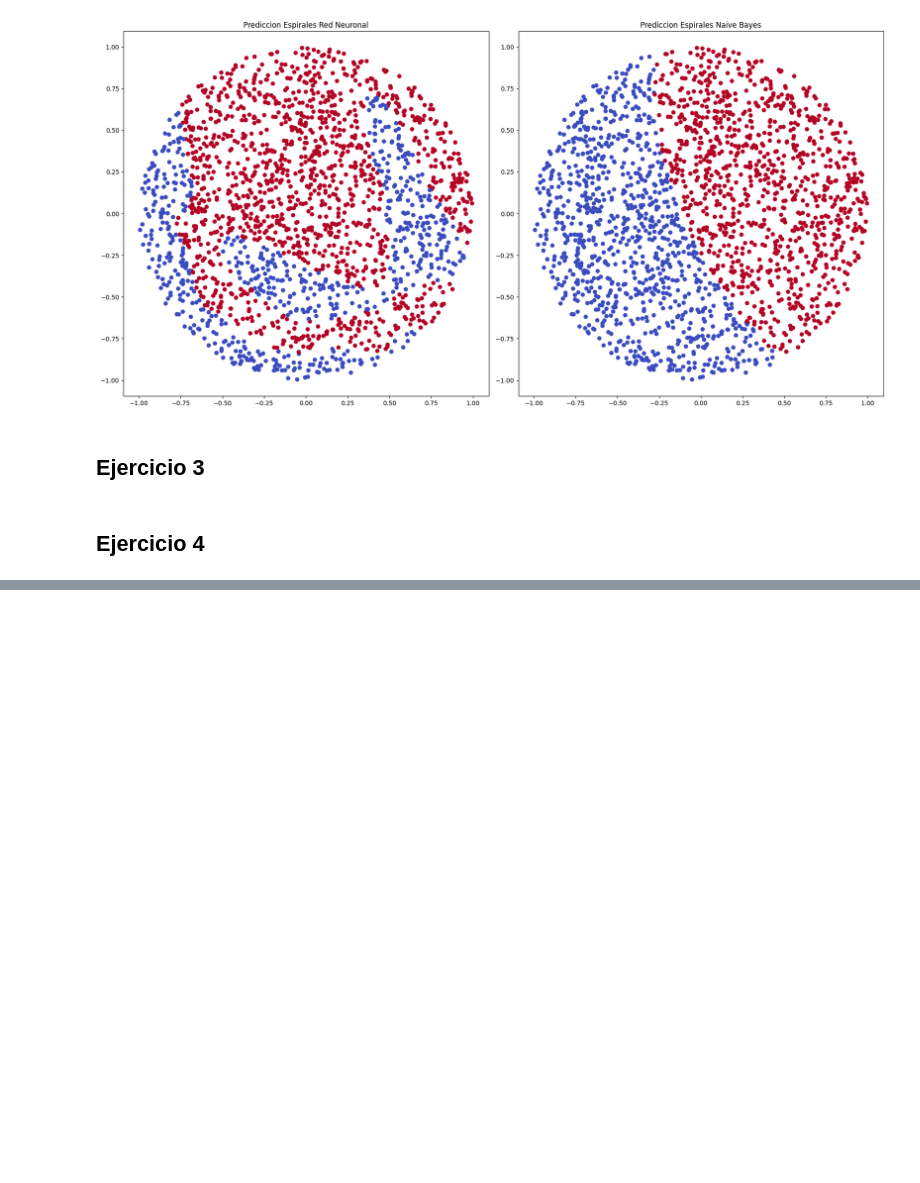
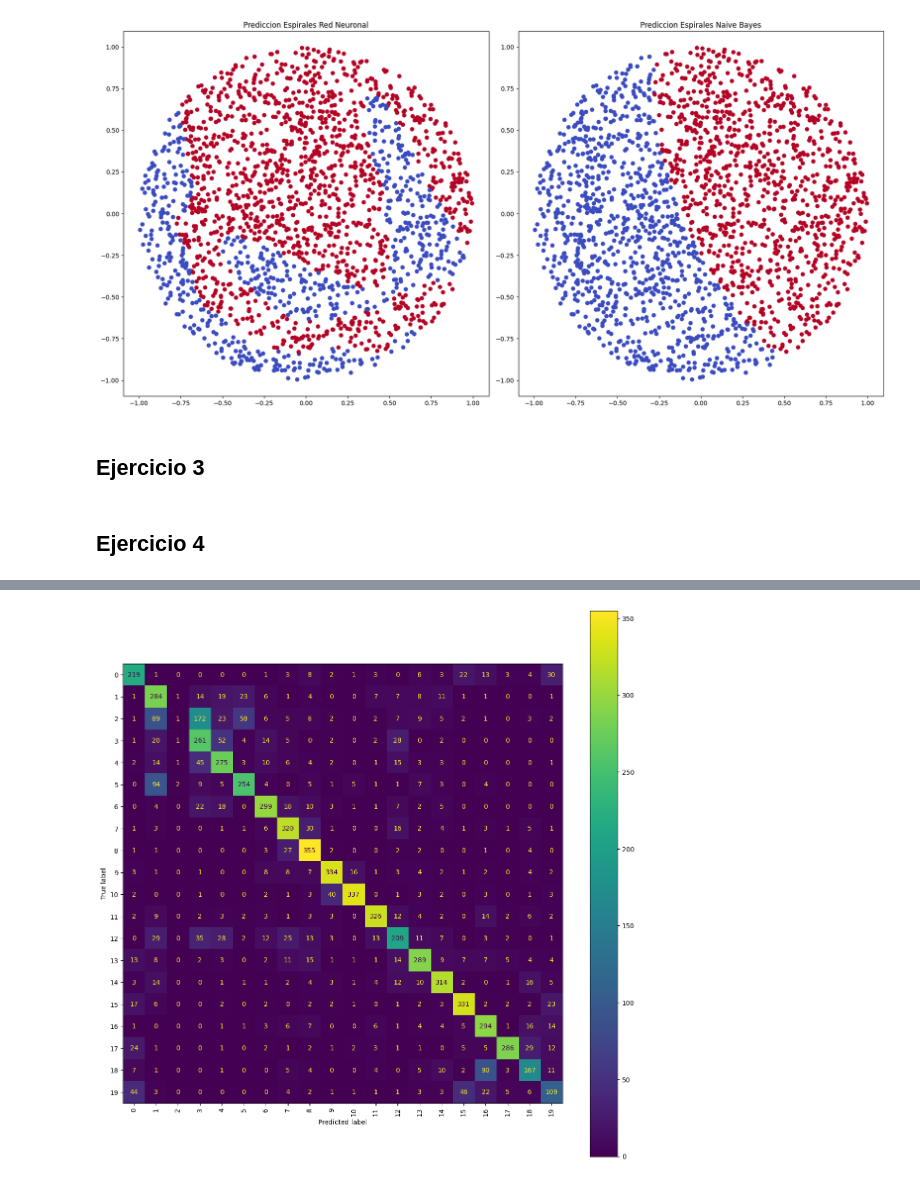
Before and after one commit to Pomarola/IAA, a Jupyter notebook: TP3 Lucas Poma.ipynb, the cells around one changed output, grey strips where cells are left out. Saved outputs shown, nothing was run; the diff lists cells and outputs as text; code cells hidden in the pictures; blank space fills up the shorter version.

```diff
--- a/TP3 Lucas Poma.ipynb
+++ b/TP3 Lucas Poma.ipynb
@@ -422,0 +447,4 @@ plt.show()
+# %%
+alfas = [(10**(-x)) for x in range(0, 5)]
+largos = [500, 1000, 2000, 4000]
+data = []
@@ -422,0 +453,26 @@ plt.show()
+# %%
+def entrenar_bayes_multi(alfa, X_train, y_train, X_val, y_val, X_test, y_test):
+    aux_error_val = float('inf')
+    for alfa in alfas:
+        for largo in largos:
+            vec = CountVectorizer(stop_words='english',max_features=largo)
+            Xvec_train = vec.fit_transform(X_train).toarray()
+            Xvec_val = vec.transform(X_val).toarray()
+            Xvec_test = vec.transform(X_test).toarray()
+            clf = MultinomialNB(alpha=alfa)
+            clf.fit(Xvec_train, y_train)
+            error_val = error_clasificacion(y_val, clf.predict(Xvec_val))
+            error_train = error_clasificacion(y_train, clf.predict(Xvec_train))
+            error_test = error_clasificacion(y_test, clf.predict(Xvec_test))
+            data.append([alfa, largo, error_val, error_train, error_test])
+
+            if error_val < aux_error_val:
+                aux_error_val = error_val
+                best_bayes = copy.deepcopy(clf)
+                best_vectorizador = copy.deepcopy(vec)
+    return best_bayes, best_vectorizador
+# %%
+mejorBayes, mejorVectorizador = entrenar_bayes_multi(alfas, X_train, y_train, X_val, y_val, X_test, y_test)
+print("Errores\n")
+table = pd.DataFrame(data, columns=['Alfa', 'Largo Dict', 'Error Validacion', 'Error Entrenamiento', 'Error Test'])
+print(table)
@@ -422,0 +497,10 @@ plt.show()
+# %%
+matrix = confusion_matrix(y_test, mejorBayes.predict(mejorVectorizador.transform(X_test)), labels=mejorBayes.classes_)
+
+disp = ConfusionMatrixDisplay(confusion_matrix=matrix, display_labels=mejorBayes.classes_)
+
+fig, ax = plt.subplots(figsize=(15, 15))
+disp.plot(ax=ax, cmap='viridis', xticks_rotation='vertical')
+plt.show()
+# %% [output]
+[figure, added]
```
Also changed, not shown: parts of 19 cells of this notebook, 2 other files.
